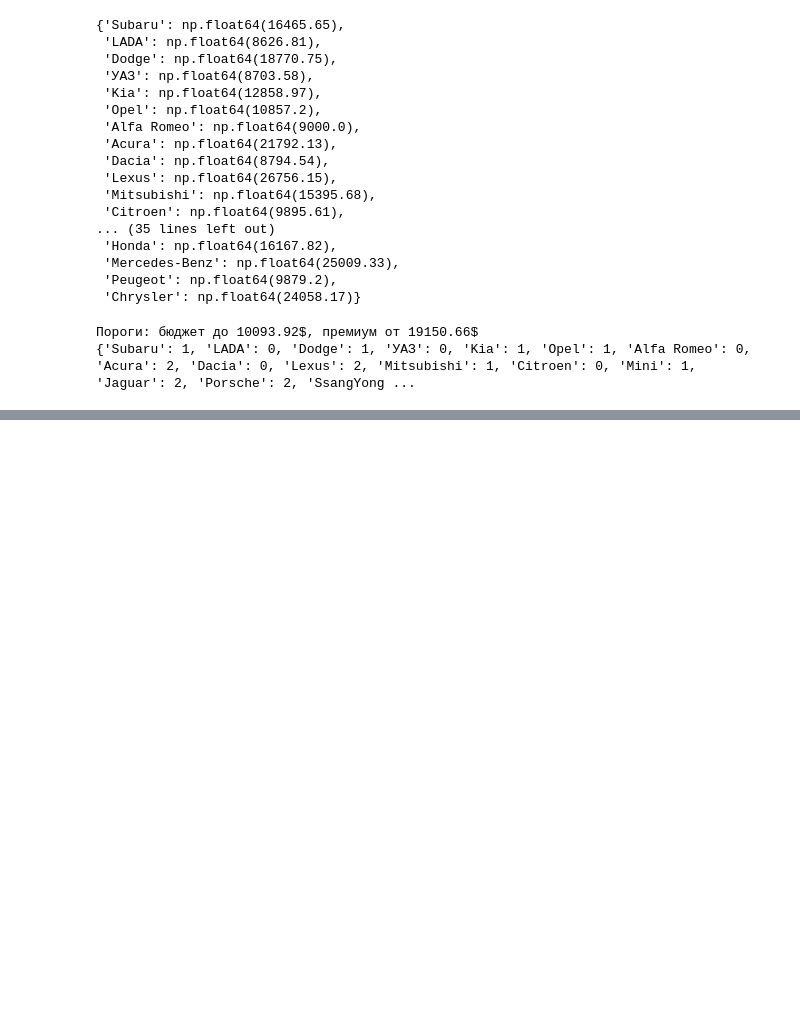
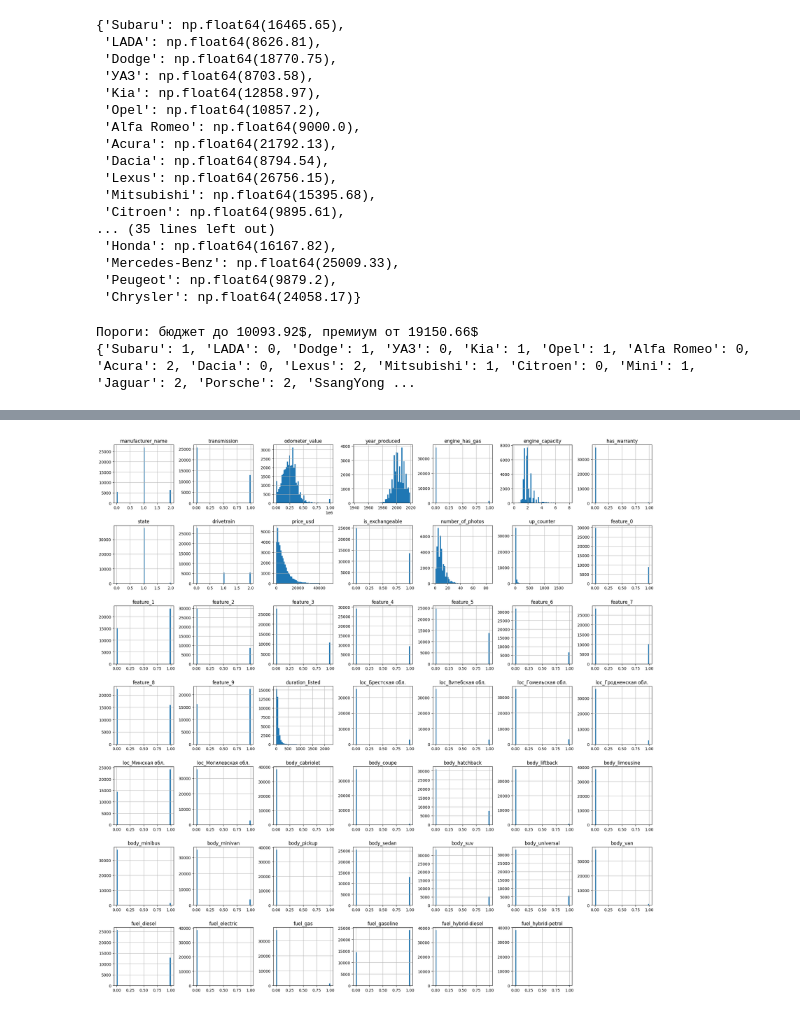
Before and after one commit to terracodum/ML_labs, a Jupyter notebook: lab1/lab1_reg.ipynb, the cells around one changed output, grey strips where cells are left out. Saved outputs shown, nothing was run; the diff lists cells and outputs as text; code cells hidden in the pictures; blank space fills up the shorter version.

```diff
--- a/lab1/lab1_reg.ipynb
+++ b/lab1/lab1_reg.ipynb
@@ -241,6 +244,8 @@ np.int64(1942)
 -  location_region, body_type, engine_fuel - можно one-hot
 # %%
 data = data.drop(columns=['engine_type'])
+data = data.drop(columns=['model_name'])
+data = data.drop(columns=['color'])
 # %%
 data["transmission"].unique()
 # %% [output]
@@ -379,3 +384,6 @@ print(categorized)
 # %% [output]
 Пороги: бюджет до 10093.92$, премиум от 19150.66$
 {'Subaru': 1, 'LADA': 0, 'Dodge': 1, 'УАЗ': 0, 'Kia': 1, 'Opel': 1, 'Alfa Romeo': 0, 'Acura': 2, 'Dacia': 0, 'Lexus': 2, 'Mitsubishi': 1, 'Citroen': 0, 'Mini': 1, 'Jaguar': 2, 'Porsche': 2, 'SsangYong ...
+# %%
+data['manufacturer_name'] = data['manufacturer_name'].map(categorized)
+data
@@ -381,0 +410,4 @@ print(categorized)
+# %%
+bool_cols = data.select_dtypes(include='bool').columns
+
+data[bool_cols] = data[bool_cols].astype(int)
@@ -381,0 +434,6 @@ print(categorized)
+# %%
+col = ["transmission", "state" ,"drivetrain"]
+for i in col:
+    data[i] = data[i].astype(int)
+
+data.info()
@@ -381,0 +480,7 @@ print(categorized)
+# %%
+num_cols = data.select_dtypes(include=['int64', 'float64']).columns
+data.hist(bins=50, figsize=(20, 20))
+plt.tight_layout()
+plt.show()
+# %% [output]
+[figure, added]
```
Also changed, not shown: parts of 20 cells of this notebook, 1 other file.
